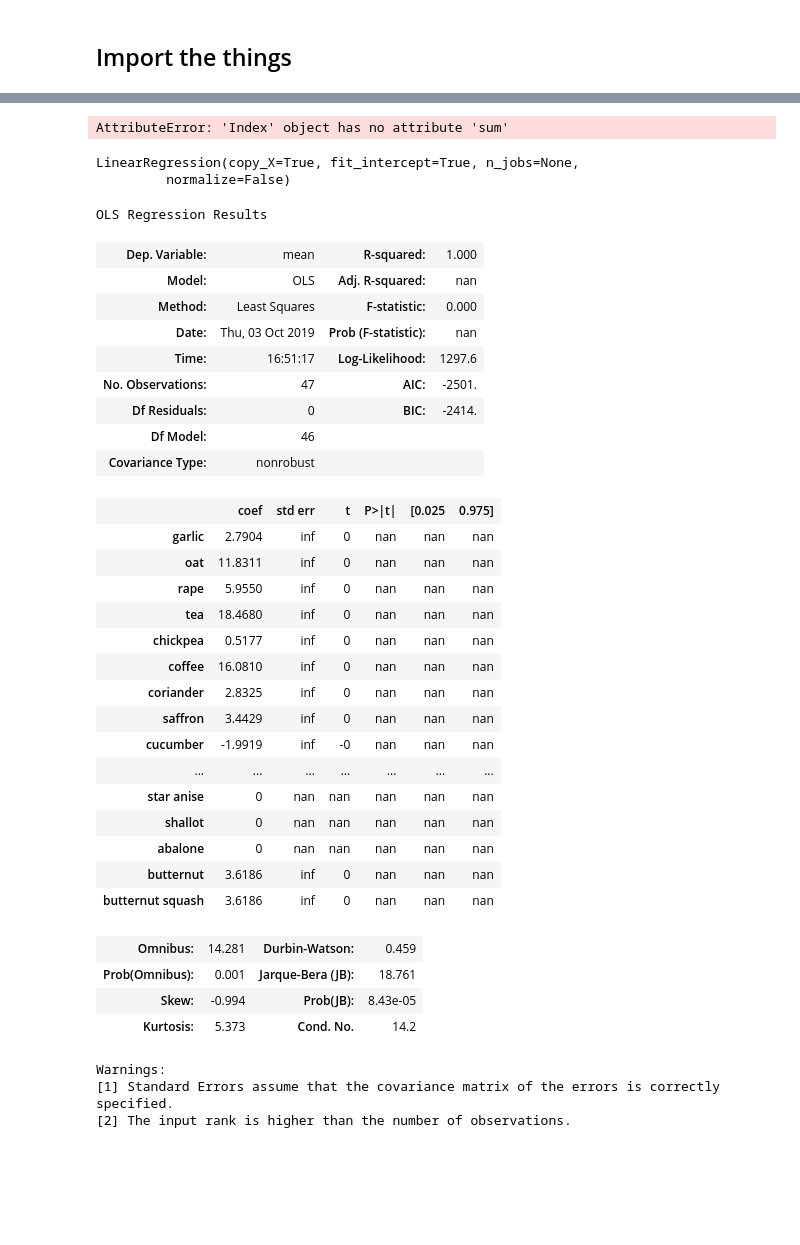
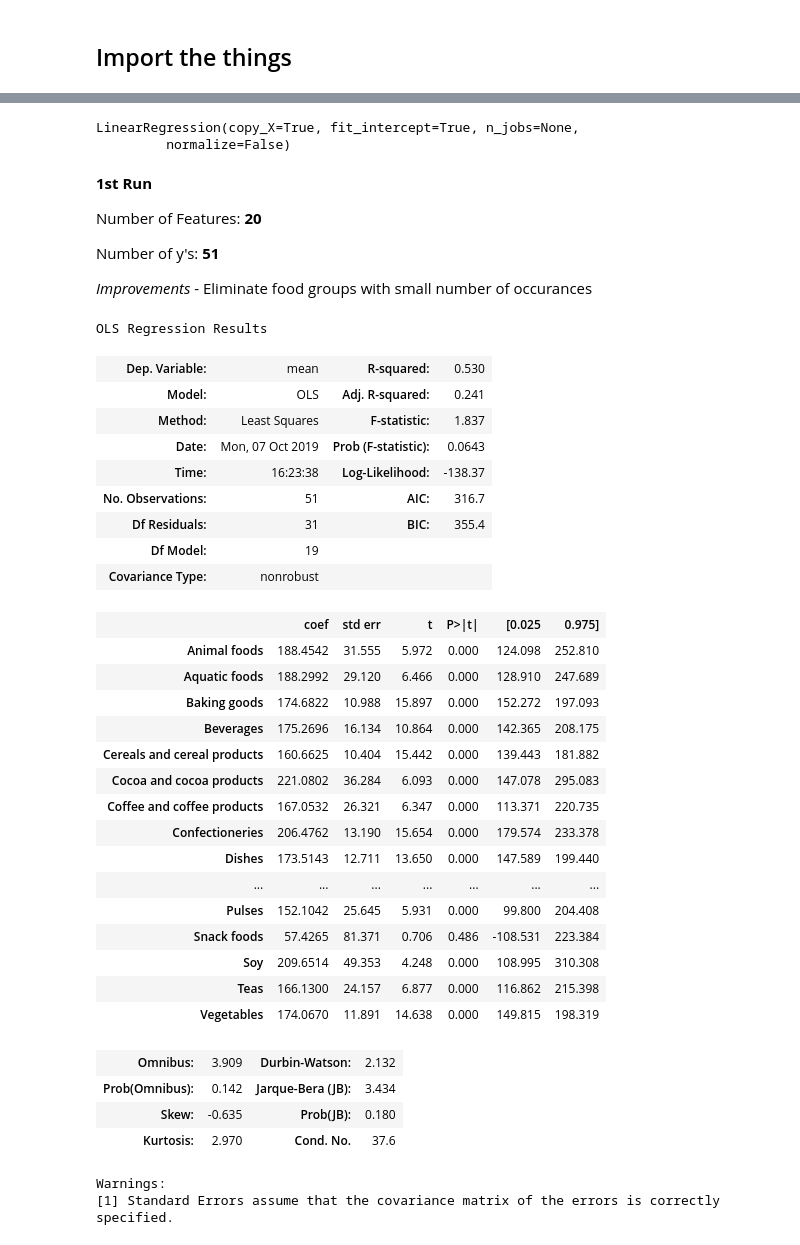
Before and after one commit to brittbowers/Are-You-What-You-Eat, a Jupyter notebook: project_2_analysis.ipynb, the cells around one changed output, grey strips where cells are left out. Cells and saved outputs as stored; diff of their text form; code cells hidden in the pictures; blank space fills up the shorter version.

Commit message:
Adding files for cleaning and analysis. Still need to organize workbooks.

```diff
--- a/project_2_analysis.ipynb
+++ b/project_2_analysis.ipynb
@@ -29,0 +70,7 @@ df_food.head()
+# %%
+X = X.pivot(columns = 'group', values = 'food')
+# %%
+# Note: there are still a lot of food groups with zero...this is a reason to fill out dataset
+X = X.replace(np.nan,0)
+# %%
+y = combined_men_group.groupby('country')['mean'].mean()
@@ -62,10 +82,3 @@ Length: 295, dtype: float64
-# %%
-combined_men.drop(combined_men.sum(axis=0) <10, axis =0)
-# %% [output]
-AttributeError: 'Index' object has no attribute 'sum'
-# %%
-X = combined_men[['oat', 'tea', 'coffee', ]
-y = combined_men['mean']
 # %%
 linreg_model = LinearRegression()
 linreg_model.fit(X, y)
@@ -75,43 +90,48 @@ LinearRegression(copy_X=True, fit_intercept=True, n_jobs=None,
+# %% [markdown]
+**1st Run**
+
+Number of Features: **20**
+
+Number of y's: **51**
+
+*Improvements* - Eliminate food groups with small number of occurances
 # %%
-import statsmodels.api as sm
-
-height_model = sm.OLS(y, X, data=combined_men)
+height_model = sm.OLS(y, X)
 
 results = height_model.fit()
 
 # summarize our model
 results.summary()
 # %% [output]
 OLS Regression Results
-| Dep. Variable: | mean | R-squared: | 1.000 |
-| Model: | OLS | Adj. R-squared: | nan |
-| Method: | Least Squares | F-statistic: | 0.000 |
-| Date: | Thu, 03 Oct 2019 | Prob (F-statistic): | nan |
-| Time: | 16:51:17 | Log-Likelihood: | 1297.6 |
-| No. Observations: | 47 | AIC: | -2501. |
-| Df Residuals: | 0 | BIC: | -2414. |
-| Df Model: | 46 |  |  |
+| Dep. Variable: | mean | R-squared: | 0.530 |
+| Model: | OLS | Adj. R-squared: | 0.241 |
+| Method: | Least Squares | F-statistic: | 1.837 |
+| Date: | Mon, 07 Oct 2019 | Prob (F-statistic): | 0.0643 |
+| Time: | 16:23:38 | Log-Likelihood: | -138.37 |
+| No. Observations: | 51 | AIC: | 316.7 |
+| Df Residuals: | 31 | BIC: | 355.4 |
+| Df Model: | 19 |  |  |
 | Covariance Type: | nonrobust |  |  |
 |  | coef | std err | t | P>|t| | [0.025 | 0.975] |
-| garlic | 2.7904 | inf | 0 | nan | nan | nan |
-| oat | 11.8311 | inf | 0 | nan | nan | nan |
-| rape | 5.9550 | inf | 0 | nan | nan | nan |
-| tea | 18.4680 | inf | 0 | nan | nan | nan |
-| chickpea | 0.5177 | inf | 0 | nan | nan | nan |
-| coffee | 16.0810 | inf | 0 | nan | nan | nan |
-| coriander | 2.8325 | inf | 0 | nan | nan | nan |
-| saffron | 3.4429 | inf | 0 | nan | nan | nan |
-| cucumber | -1.9919 | inf | -0 | nan | nan | nan |
+| Animal foods | 188.4542 | 31.555 | 5.972 | 0.000 | 124.098 | 252.810 |
+| Aquatic foods | 188.2992 | 29.120 | 6.466 | 0.000 | 128.910 | 247.689 |
+| Baking goods | 174.6822 | 10.988 | 15.897 | 0.000 | 152.272 | 197.093 |
+| Beverages | 175.2696 | 16.134 | 10.864 | 0.000 | 142.365 | 208.175 |
+| Cereals and cereal products | 160.6625 | 10.404 | 15.442 | 0.000 | 139.443 | 181.882 |
+| Cocoa and cocoa products | 221.0802 | 36.284 | 6.093 | 0.000 | 147.078 | 295.083 |
+| Coffee and coffee products | 167.0532 | 26.321 | 6.347 | 0.000 | 113.371 | 220.735 |
+| Confectioneries | 206.4762 | 13.190 | 15.654 | 0.000 | 179.574 | 233.378 |
+| Dishes | 173.5143 | 12.711 | 13.650 | 0.000 | 147.589 | 199.440 |
 | ... | ... | ... | ... | ... | ... | ... |
-| star anise | 0 | nan | nan | nan | nan | nan |
-| shallot | 0 | nan | nan | nan | nan | nan |
-| abalone | 0 | nan | nan | nan | nan | nan |
-| butternut | 3.6186 | inf | 0 | nan | nan | nan |
-| butternut squash | 3.6186 | inf | 0 | nan | nan | nan |
+| Pulses | 152.1042 | 25.645 | 5.931 | 0.000 | 99.800 | 204.408 |
+| Snack foods | 57.4265 | 81.371 | 0.706 | 0.486 | -108.531 | 223.384 |
+| Soy | 209.6514 | 49.353 | 4.248 | 0.000 | 108.995 | 310.308 |
+| Teas | 166.1300 | 24.157 | 6.877 | 0.000 | 116.862 | 215.398 |
+| Vegetables | 174.0670 | 11.891 | 14.638 | 0.000 | 149.815 | 198.319 |
-| Omnibus: | 14.281 | Durbin-Watson: | 0.459 |
-| Prob(Omnibus): | 0.001 | Jarque-Bera (JB): | 18.761 |
-| Skew: | -0.994 | Prob(JB): | 8.43e-05 |
-| Kurtosis: | 5.373 | Cond. No. | 14.2 |
+| Omnibus: | 3.909 | Durbin-Watson: | 2.132 |
+| Prob(Omnibus): | 0.142 | Jarque-Bera (JB): | 3.434 |
+| Skew: | -0.635 | Prob(JB): | 0.180 |
+| Kurtosis: | 2.970 | Cond. No. | 37.6 |
 Warnings:
 [1] Standard Errors assume that the covariance matrix of the errors is correctly specified.
-[2] The input rank is higher than the number of observations.
```
Also changed, not shown: parts of 180 cells of this notebook, 6 other files.
